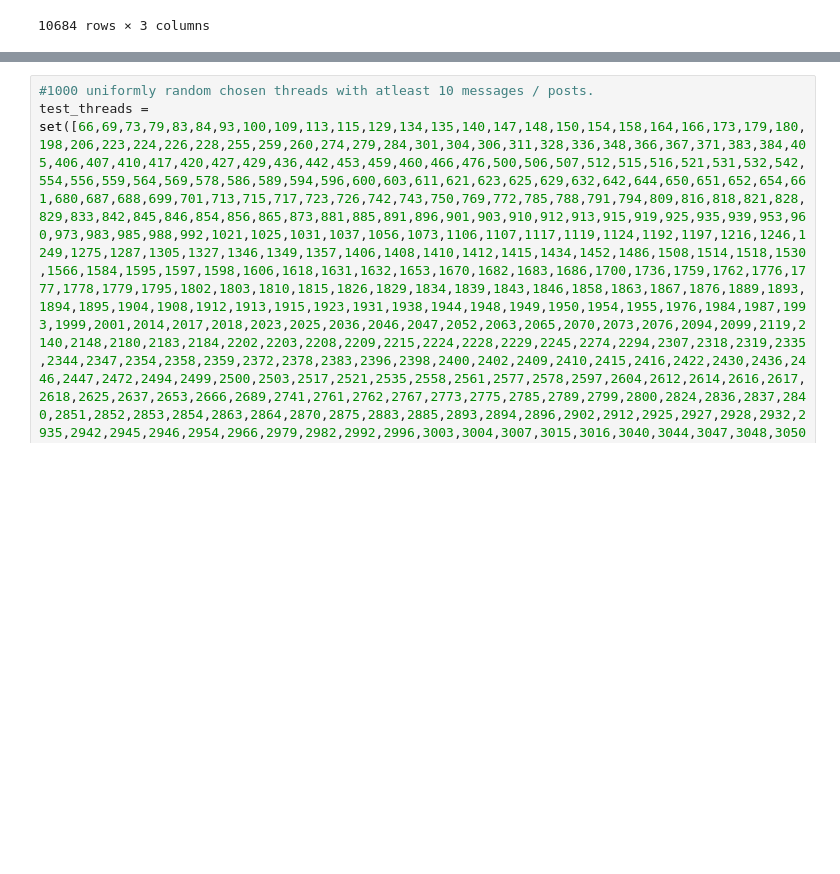
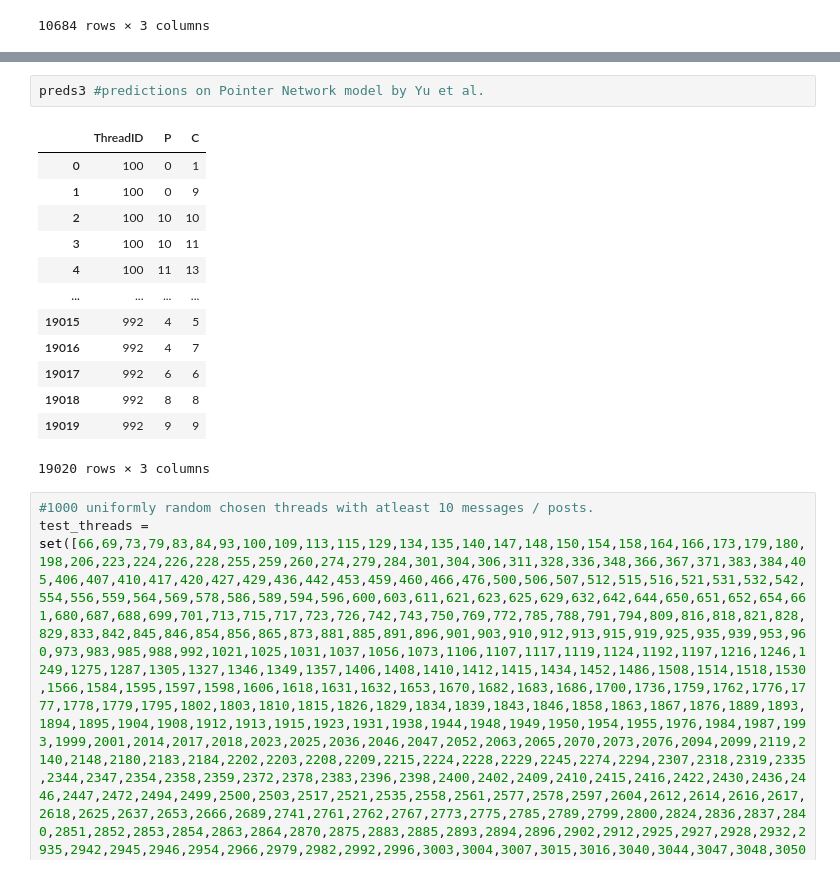
Before and after one commit to anandraiyer/access_forums_eval, a Jupyter notebook: testing_framework.ipynb, the cells around one changed output, grey strips where cells are left out. Cells and saved outputs as stored; diff of their text form; blank space fills up the shorter version.

```diff
--- a/testing_framework.ipynb
+++ b/testing_framework.ipynb
@@ -460,2 +501,18 @@ preds2 #predictions by model1 (Kummerfeld trained on Forum dataset, inference pr
+# %%
+preds3 #predictions on Pointer Network model by Yu et al.
+# %% [output]
+|  | ThreadID | P | C |
+| 0 | 100 | 0 | 1 |
+| 1 | 100 | 0 | 9 |
+| 2 | 100 | 10 | 10 |
+| 3 | 100 | 10 | 11 |
+| 4 | 100 | 11 | 13 |
+| ... | ... | ... | ... |
+| 19015 | 992 | 4 | 5 |
+| 19016 | 992 | 4 | 7 |
+| 19017 | 992 | 6 | 6 |
+| 19018 | 992 | 8 | 8 |
+| 19019 | 992 | 9 | 9 |
+19020 rows × 3 columns
 # %%
 #1000 uniformly random chosen threads with atleast 10 messages / posts.
```
Also changed, not shown: parts of 20 cells of this notebook.
